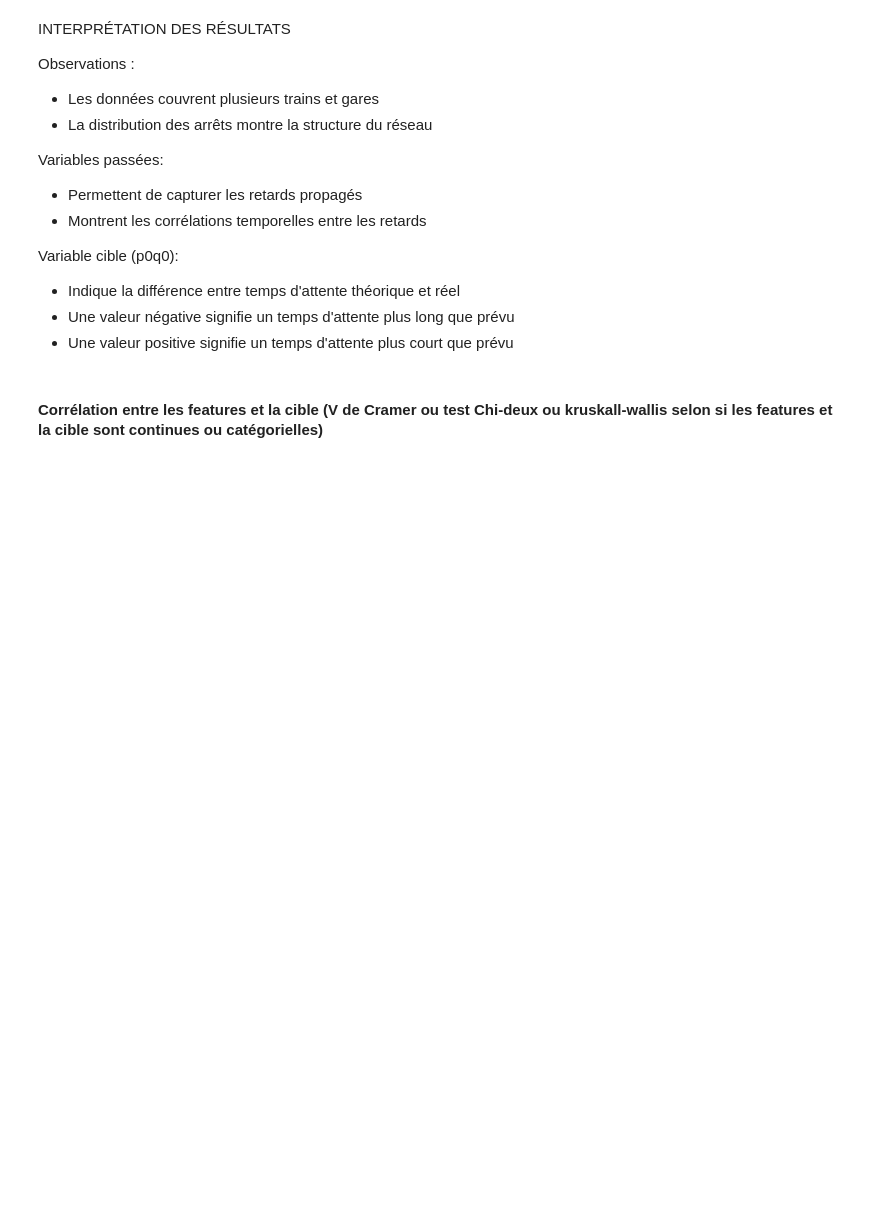
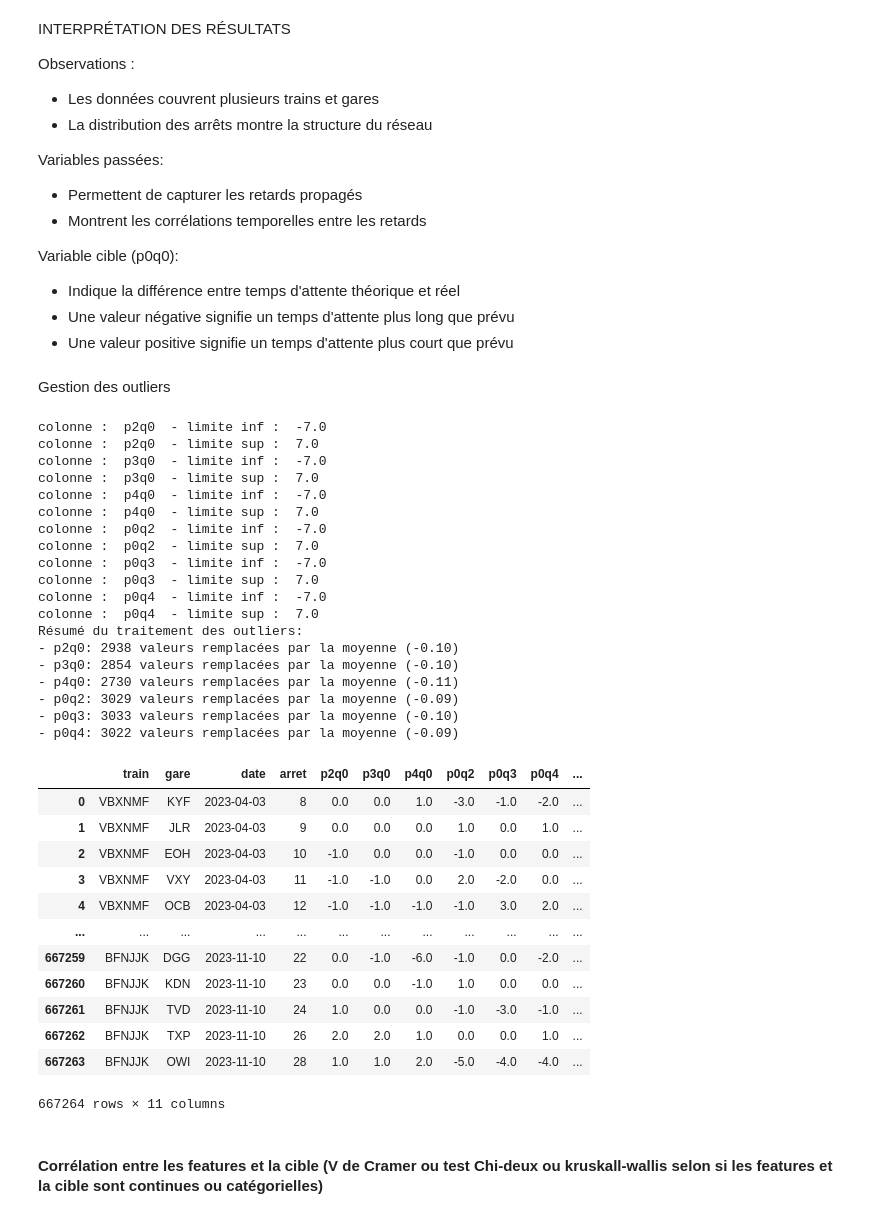
Before and after one commit to lincecile/Projet_Machine_Learning, a Jupyter notebook: Projet_v1.ipynb, the cells around one changed output. Saved outputs shown, nothing was run; the diff lists cells and outputs as text; code cells hidden in the pictures; blank space fills up the shorter version.

Commit message:
add normalized and outliers

```diff
--- a/Projet_v1.ipynb
+++ b/Projet_v1.ipynb
@@ -265,6 +267,82 @@ Variable cible (p0q0):
 - Indique la différence entre temps d'attente théorique et réel
 - Une valeur négative signifie un temps d'attente plus long que prévu
 - Une valeur positive signifie un temps d'attente plus court que prévu
+# %% [markdown]
+Gestion des outliers
+# %%
+def outliers(df, colonnes, multiplicateur=3):
+    df_result = df.copy()
+    resultats_par_colonne = {}
+
+    for colonne in colonnes:
+        Q1 = np.percentile(df_result[colonne], 25)
+        Q3 = np.percentile(df_result[colonne], 75)
+        IQR = Q3 - Q1
+
+        limite_inf = Q1 - multiplicateur * IQR
+        limite_sup = Q3 + multiplicateur * IQR
+
+        # Identifier les outliers
+        outliers_inf = df_result[colonne] < limite_inf
+        outliers_sup = df_result[colonne] > limite_sup
+        print("colonne : ",colonne, " - limite inf : ", limite_inf)
+        print("colonne : ",colonne," - limite sup : ", limite_sup)
+        # quelle limite prendre ? 25-75 ok ?
+        total_outliers = outliers_inf.sum() + outliers_sup.sum()
+
+        # Remplace les outliers par la moyenne des valeurs non-outliers
+        valeurs_normales = df_result.loc[~(outliers_inf | outliers_sup), colonne]
+        moyenne = valeurs_normales.mean()
+
+        nb_inf = outliers_inf.sum()
+        nb_sup = outliers_sup.sum()
+
+        df_result.loc[outliers_inf, colonne] = moyenne
+        df_result.loc[outliers_sup, colonne] = moyenne
+
+        resultats_par_colonne[colonne] = f"{nb_inf + nb_sup} valeurs remplacées par la moyenne ({moyenne:.2f})"
+
+    print("Résumé du traitement des outliers:")
+    for col, resultat in resultats_par_colonne.items():
+        print(f"- {col}: {resultat}")
+
+    return df_result
+# %%
+continuous_features = ['p2q0', 'p3q0', 'p4q0', 'p0q2', 'p0q3', 'p0q4']
+outliers(x_train,continuous_features)
+# %% [output]
+colonne :  p2q0  - limite inf :  -7.0
+colonne :  p2q0  - limite sup :  7.0
+colonne :  p3q0  - limite inf :  -7.0
+colonne :  p3q0  - limite sup :  7.0
+colonne :  p4q0  - limite inf :  -7.0
+colonne :  p4q0  - limite sup :  7.0
+colonne :  p0q2  - limite inf :  -7.0
+colonne :  p0q2  - limite sup :  7.0
+colonne :  p0q3  - limite inf :  -7.0
+colonne :  p0q3  - limite sup :  7.0
+colonne :  p0q4  - limite inf :  -7.0
+colonne :  p0q4  - limite sup :  7.0
+Résumé du traitement des outliers:
+- p2q0: 2938 valeurs remplacées par la moyenne (-0.10)
+- p3q0: 2854 valeurs remplacées par la moyenne (-0.10)
+- p4q0: 2730 valeurs remplacées par la moyenne (-0.11)
+- p0q2: 3029 valeurs remplacées par la moyenne (-0.09)
+- p0q3: 3033 valeurs remplacées par la moyenne (-0.10)
+- p0q4: 3022 valeurs remplacées par la moyenne (-0.09)
+|  | train | gare | date | arret | p2q0 | p3q0 | p4q0 | p0q2 | p0q3 | p0q4 | ... |
+| 0 | VBXNMF | KYF | 2023-04-03 | 8 | 0.0 | 0.0 | 1.0 | -3.0 | -1.0 | -2.0 | ... |
+| 1 | VBXNMF | JLR | 2023-04-03 | 9 | 0.0 | 0.0 | 0.0 | 1.0 | 0.0 | 1.0 | ... |
+| 2 | VBXNMF | EOH | 2023-04-03 | 10 | -1.0 | 0.0 | 0.0 | -1.0 | 0.0 | 0.0 | ... |
+| 3 | VBXNMF | VXY | 2023-04-03 | 11 | -1.0 | -1.0 | 0.0 | 2.0 | -2.0 | 0.0 | ... |
+| 4 | VBXNMF | OCB | 2023-04-03 | 12 | -1.0 | -1.0 | -1.0 | -1.0 | 3.0 | 2.0 | ... |
+| ... | ... | ... | ... | ... | ... | ... | ... | ... | ... | ... | ... |
+| 667259 | BFNJJK | DGG | 2023-11-10 | 22 | 0.0 | -1.0 | -6.0 | -1.0 | 0.0 | -2.0 | ... |
+| 667260 | BFNJJK | KDN | 2023-11-10 | 23 | 0.0 | 0.0 | -1.0 | 1.0 | 0.0 | 0.0 | ... |
+| 667261 | BFNJJK | TVD | 2023-11-10 | 24 | 1.0 | 0.0 | 0.0 | -1.0 | -3.0 | -1.0 | ... |
+| 667262 | BFNJJK | TXP | 2023-11-10 | 26 | 2.0 | 2.0 | 1.0 | 0.0 | 0.0 | 1.0 | ... |
+| 667263 | BFNJJK | OWI | 2023-11-10 | 28 | 1.0 | 1.0 | 2.0 | -5.0 | -4.0 | -4.0 | ... |
+667264 rows × 11 columns
 # %% [markdown]
 #### Corrélation entre les features et la cible (V de Cramer ou test Chi-deux ou kruskall-wallis selon si les features et la cible sont continues ou catégorielles)
 # %%
```
Also changed, not shown: parts of 14 cells of this notebook.
